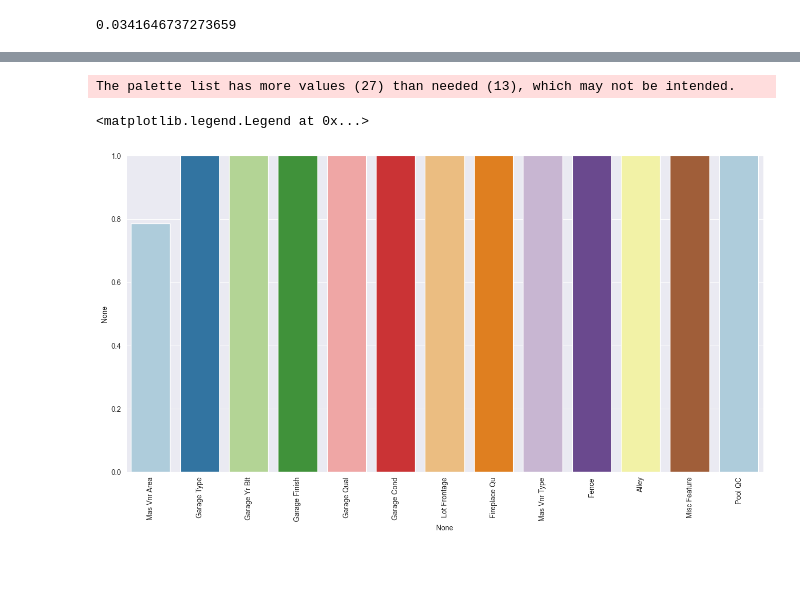
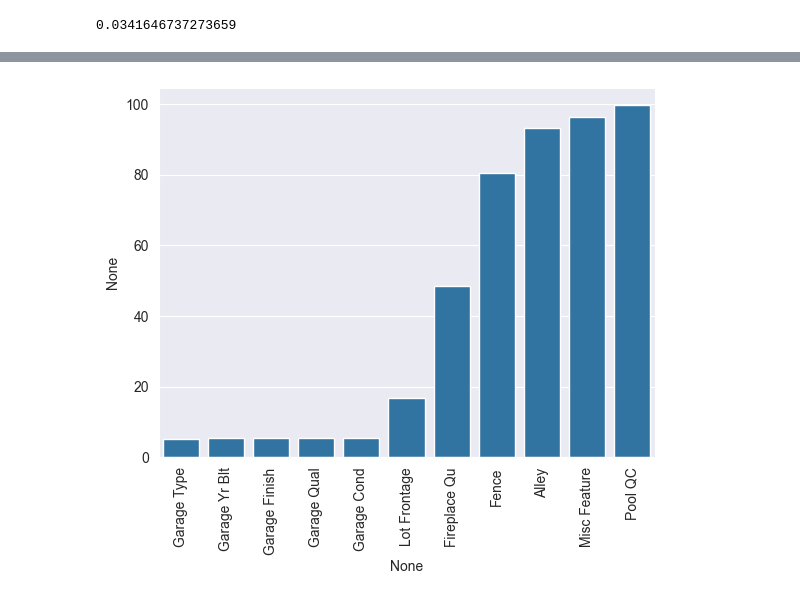
Before and after one commit to ZygimantasB/data_science_ml_learning, a Jupyter notebook: Section 11 Feature Engineering and Data Preparation/section_11.ipynb, the cells around one changed output, grey strips where cells are left out. Drawn from its saved outputs; the diff is of its cells as text; code cells hidden in the pictures; blank space fills up the shorter version.

```diff
--- a/Section 11 Feature Engineering and Data Preparation/section_11.ipynb
+++ b/Section 11 Feature Engineering and Data Preparation/section_11.ipynb
@@ -374,3 +372,4 @@ df[df['Bsmt Full Bath'].isnull()]
 # %%
-df = df.dropna(axis=0, subset=['Electrical', 'Garage Cars'])
+bsmt_num_cols = ['BsmtFin SF 1', 'BsmtFin SF 2', 'Bsmt Unf SF','Total Bsmt SF', 'Bsmt Full Bath', 'Bsmt Half Bath']
+df[bsmt_num_cols] = df[bsmt_num_cols].fillna(0)
 # %%
@@ -444,13 +401,5 @@ dtype: float64
 # %%
-plt.figure(figsize=[16, 8])
-
-sns.barplot(x=percent_nan.index, y=percent_nan, hue=percent_nan.index, palette=palette, legend=False)
-plt.xticks(rotation=90)
-plt.ylim(0, 1)
-
-# To remove the legend that is now unnecessary
-plt.legend([],[], frameon=False)
+sns.barplot(x=percent_nan.index,y=percent_nan)
+plt.xticks(rotation=90);
 # %% [output]
-The palette list has more values (27) than needed (13), which may not be intended.
-<matplotlib.legend.Legend at 0x...>
-[figure, old version]
+[figure, new version]
```
Also changed, not shown: parts of 33 cells of this notebook.
